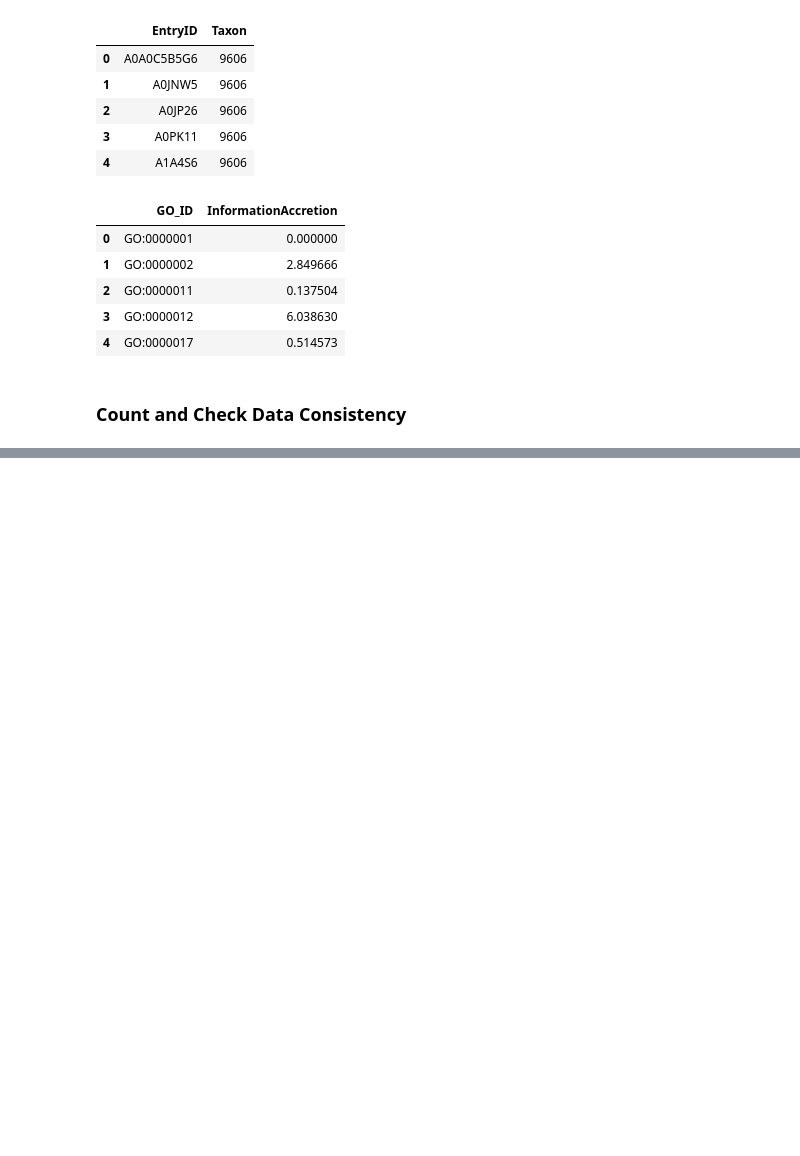
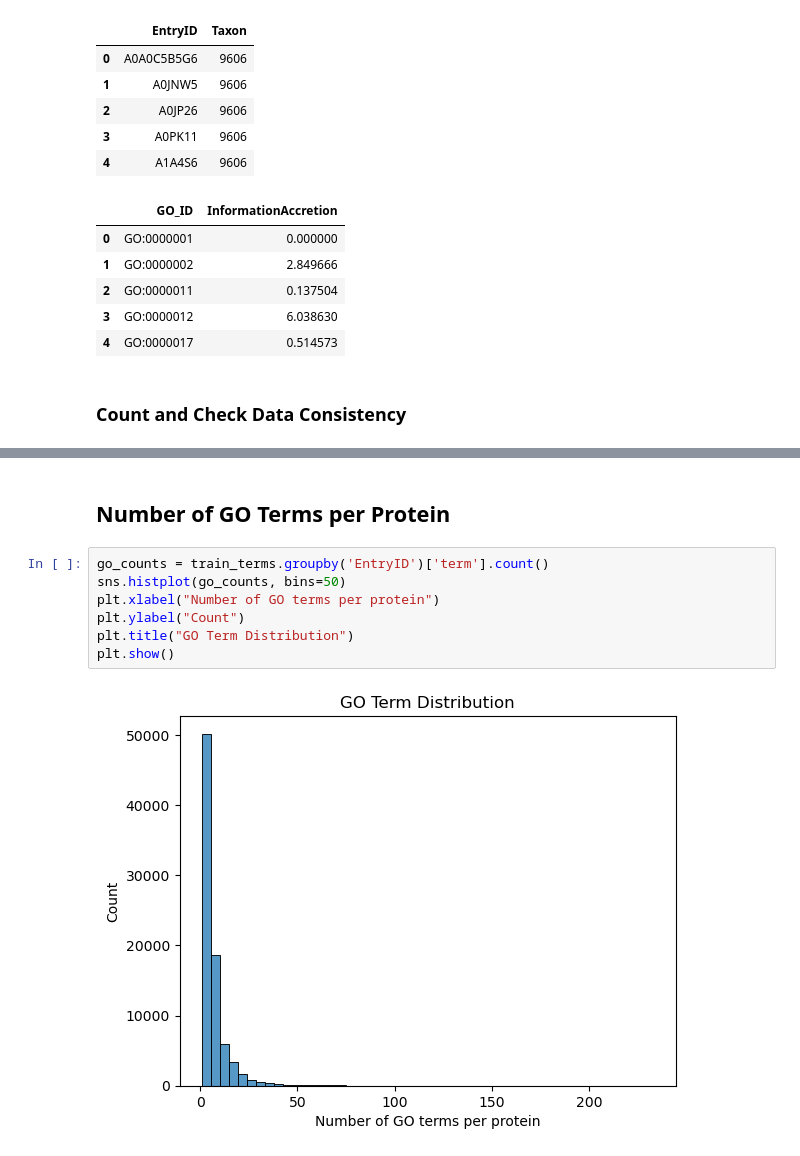
Before and after one commit to cerealhugger/cafa6-protein-function-analysis, a Jupyter notebook: data_analysis.ipynb, the cells around one changed output, grey strips where cells are left out. Cells and saved outputs as stored; diff of their text form; blank space fills up the shorter version.

Commit message:
Entry ID Q02248 has 233 GO annotation, we should take a look into that later on

```diff
--- a/data_analysis.ipynb
+++ b/data_analysis.ipynb
@@ -121,0 +164,11 @@ Unmatched IDs (terms not in sequences): 82404
+# %% [markdown]
+## Number of GO Terms per Protein
+# %%
+go_counts = train_terms.groupby('EntryID')['term'].count()
+sns.histplot(go_counts, bins=50)
+plt.xlabel("Number of GO terms per protein")
+plt.ylabel("Count")
+plt.title("GO Term Distribution")
+plt.show()
+# %% [output]
+[figure, added]
```
Also changed, not shown: parts of 9 cells of this notebook.
